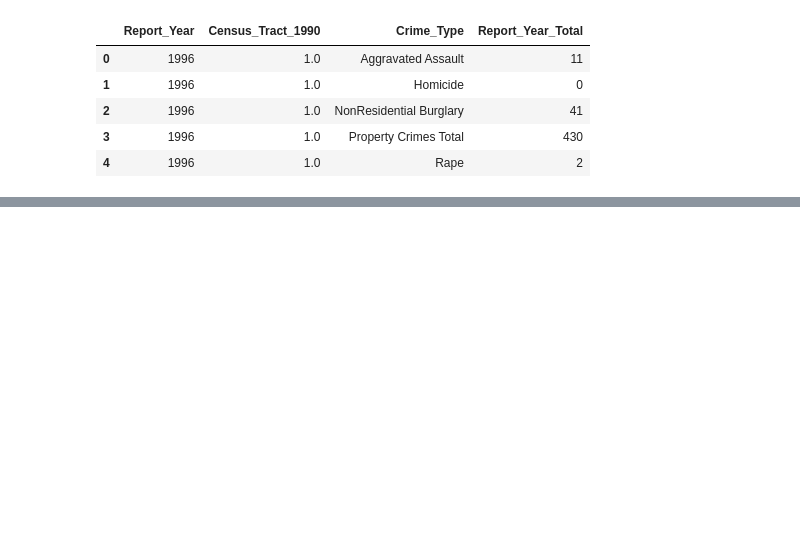
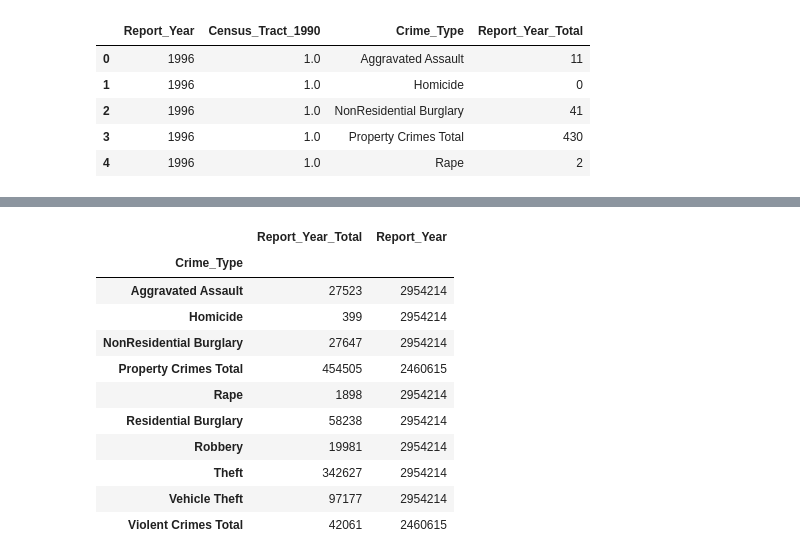
Before and after one commit to RaymondDashWu/seattle-crime-takehome-project, a Jupyter notebook: Seattle Crime Data Analysis.ipynb, the cells around one changed output, grey strips where cells are left out. Cells and saved outputs as stored; diff of their text form; code cells hidden in the pictures; blank space fills up the shorter version.

```diff
--- a/Seattle Crime Data Analysis.ipynb
+++ b/Seattle Crime Data Analysis.ipynb
@@ -66 +78,17 @@ aaa
+# %%
+# BLOCKED TODO. Trying to get crime type per year
+df_past.groupby('Crime_Type')['Report_Year_Total', 'Report_Year'].sum()
+# %% [output]
+|  | Report_Year_Total | Report_Year |
+| Crime_Type |  |  |
+| Aggravated Assault | 27523 | 2954214 |
+| Homicide | 399 | 2954214 |
+| NonResidential Burglary | 27647 | 2954214 |
+| Property Crimes Total | 454505 | 2460615 |
+| Rape | 1898 | 2954214 |
+| Residential Burglary | 58238 | 2954214 |
+| Robbery | 19981 | 2954214 |
+| Theft | 342627 | 2954214 |
+| Vehicle Theft | 97177 | 2954214 |
+| Violent Crimes Total | 42061 | 2460615 |
 # %%
```
Also changed, not shown: parts of 13 cells of this notebook.
